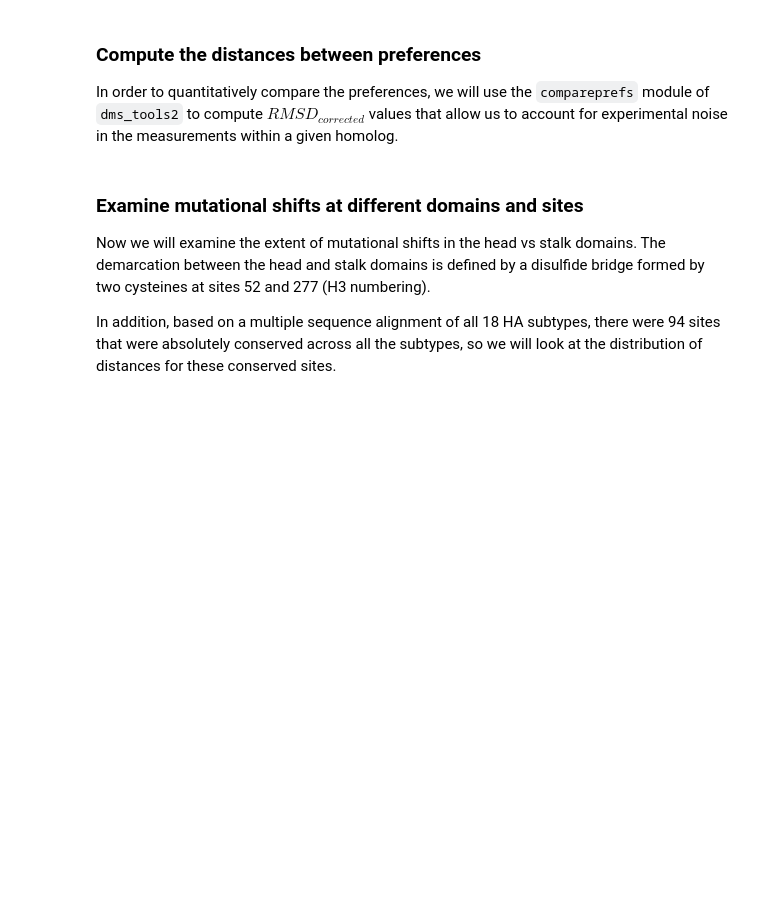
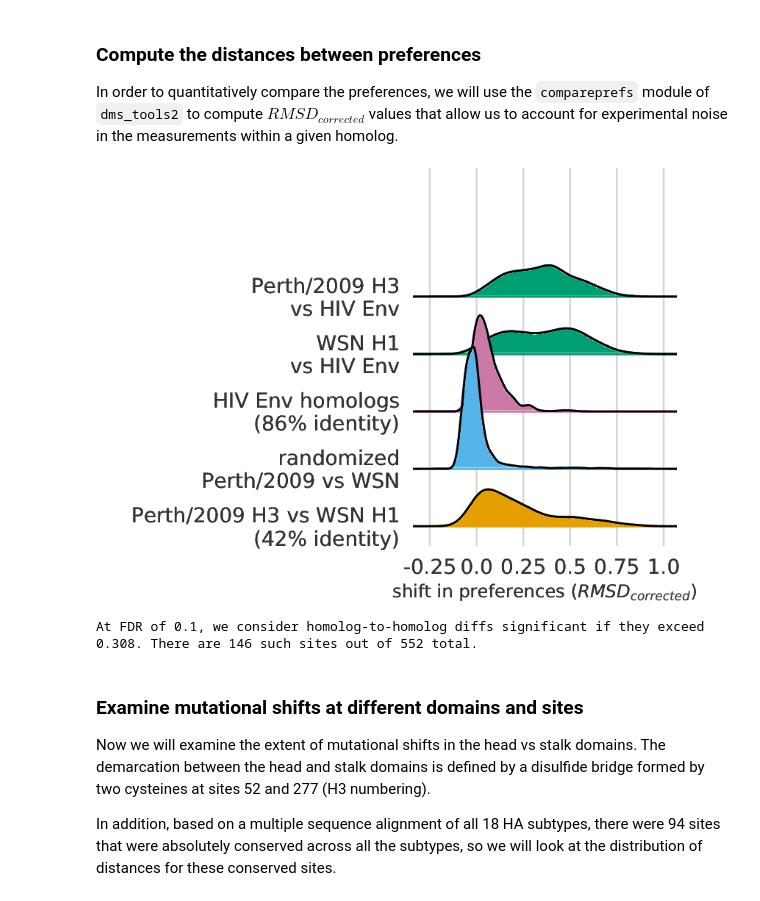
Before and after one commit to jbloomlab/Perth2009-DMS-Manuscript, a Jupyter notebook: analysis_code/dms_analysis.ipynb, the cells around one changed output. Saved outputs shown, nothing was run; the diff lists cells and outputs as text; code cells hidden in the pictures; blank space fills up the shorter version.

Commit message:
Rerun all analyses with new averaged preferences

```diff
--- a/analysis_code/dms_analysis.ipynb
+++ b/analysis_code/dms_analysis.ipynb
@@ -510,49 +528,53 @@ In order to quantitatively compare the preferences, we will use the `comparepref
 # %%
-# distplot = os.path.join(prefsdistdir, 'distance_distribution.pdf')
+distplot = os.path.join(prefsdistdir, 'distance_distribution.pdf')
 
-# actual_dists = prefsdist['RMSDcorrected'].tolist()
+actual_dists = prefsdist['RMSDcorrected'].tolist()
 
-# # the data to plot
-# joyplot_data = collections.OrderedDict([
-#                 ('Perth/2009 H3\n vs HIV Env', ha_env_dist[homologs[0]]),
-#                 ('WSN H1\n vs HIV Env', ha_env_dist[homologs[1]]),
-#                 ('HIV Env homologs\n (86% identity)', env_dists),
-#                 ('randomized\n Perth/2009 vs WSN', rand_dists),
-#                 ('Perth/2009 H3 vs WSN H1\n (42% identity)', actual_dists)])
+# the data to plot
+joyplot_data = collections.OrderedDict([
+                ('Perth/2009 H3\n vs HIV Env', ha_env_dist[homologs[0]]),
+                ('WSN H1\n vs HIV Env', ha_env_dist[homologs[1]]),
+                ('HIV Env homologs\n (86% identity)', env_dists),
+                ('randomized\n Perth/2009 vs WSN', rand_dists),
+                ('Perth/2009 H3 vs WSN H1\n (42% identity)', actual_dists)])
 
-# # colors for each comparison: same color for the two HA comparisons
-# cmap = mpl.colors.ListedColormap(["#009E73", "#009E73", "#CC79A7", "#56B4E9", "#E69F00"])
+# colors for each comparison: same color for the two HA comparisons
+cmap = mpl.colors.ListedColormap(["#009E73", "#009E73", "#CC79A7", "#56B4E9", "#E69F00"])
 
-# # make the joyplot
-# joypy.joyplot(joyplot_data,
-#               grid='x',
-#               overlap=1,
-#               linewidth=1.5,
-#               figsize=(6, 4.8),
-#               colormap = cmap,
-#              )
-# plt.xlabel('shift in preferences ($RMSD_{corrected}$)', size=13)
+# make the joyplot
+joypy.joyplot(joyplot_data,
+              grid='x',
+              overlap=1,
+              linewidth=1.5,
+              figsize=(6, 4.8),
+              colormap = cmap,
+             )
+plt.xlabel('shift in preferences ($RMSD_{corrected}$)', size=13)
 
-# # save and show
-# plt.savefig(distplot)
-# showPDF(distplot, width=600)
+# save and show
+plt.savefig(distplot)
+showPDF(distplot, width=600)
+# %% [output]
+[figure, added]
 # %%
-# # compute P-values
-# rand_dists = np.array(rand_dists)
-# actual_dists = sorted(actual_dists, reverse=True)
-# n = float(len(rand_dists))
-# pvals = [np.greater_equal(rand_dists, d).sum() / n for d in actual_dists]
-# assert pvals == sorted(pvals), "pvals should be sorted if actual_dists sorted"
+# compute P-values
+rand_dists = np.array(rand_dists)
+actual_dists = sorted(actual_dists, reverse=True)
+n = float(len(rand_dists))
+pvals = [np.greater_equal(rand_dists, d).sum() / n for d in actual_dists]
+assert pvals == sorted(pvals), "pvals should be sorted if actual_dists sorted"
 
-# # get minimum distance at which we reject null at FDR of 0.1
-# fdr = 0.1
-# reject = statsmodels.stats.multitest.multipletests(
-#           pvals, alpha=fdr, method='fdr_bh')[0].tolist()
-# assert any(reject), "no significants sites at FDR, rest of code won't work"
-# min_dist = actual_dists[reject.index(False) - 1]
-# print("At FDR of {0}, we consider homolog-to-homolog diffs significant if they "
-#       "exceed {1:.3f}. There are {2} such sites out of {3} total.".format(
-#       fdr, min_dist, sum(reject), len(actual_dists)))
+# get minimum distance at which we reject null at FDR of 0.1
+fdr = 0.1
+reject = statsmodels.stats.multitest.multipletests(
+          pvals, alpha=fdr, method='fdr_bh')[0].tolist()
+assert any(reject), "no significants sites at FDR, rest of code won't work"
+min_dist = actual_dists[reject.index(False) - 1]
+print("At FDR of {0}, we consider homolog-to-homolog diffs significant if they "
+      "exceed {1:.3f}. There are {2} such sites out of {3} total.".format(
+      fdr, min_dist, sum(reject), len(actual_dists)))
+# %% [output]
+At FDR of 0.1, we consider homolog-to-homolog diffs significant if they exceed 0.308. There are 146 such sites out of 552 total.
 # %% [markdown]
 ### Examine mutational shifts at different domains and sites
 
```
Also changed, not shown: parts of 25 cells of this notebook, 10 other files.
